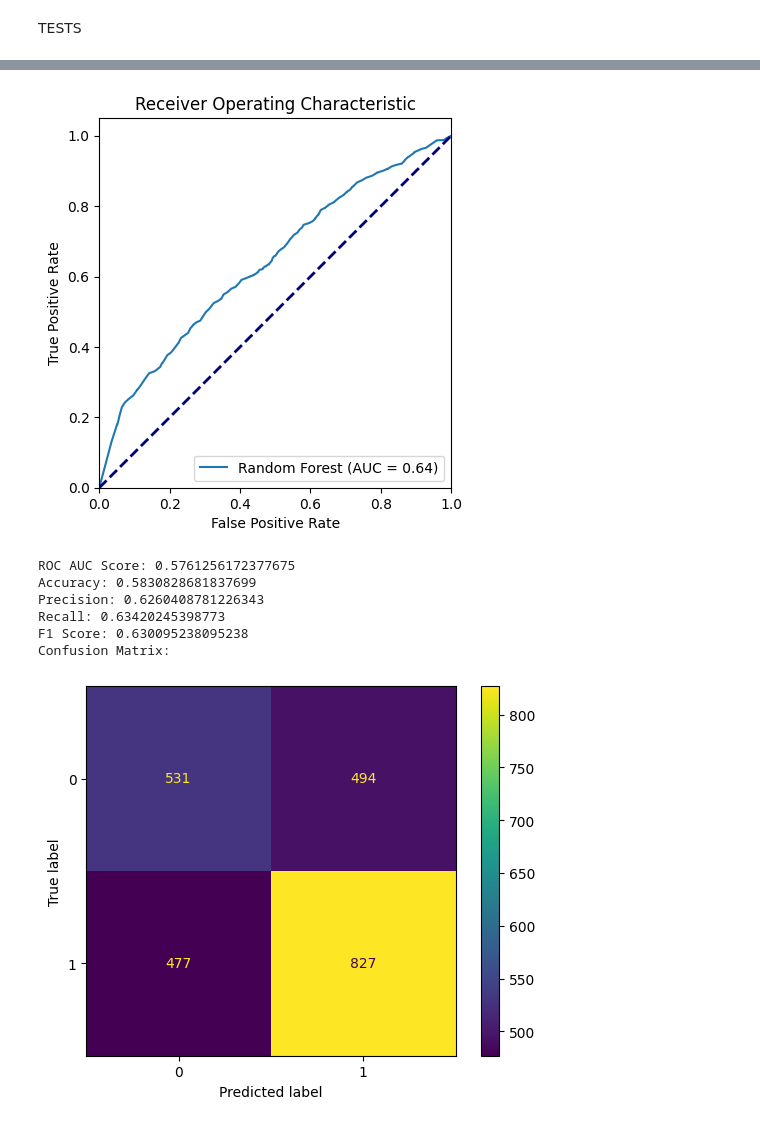
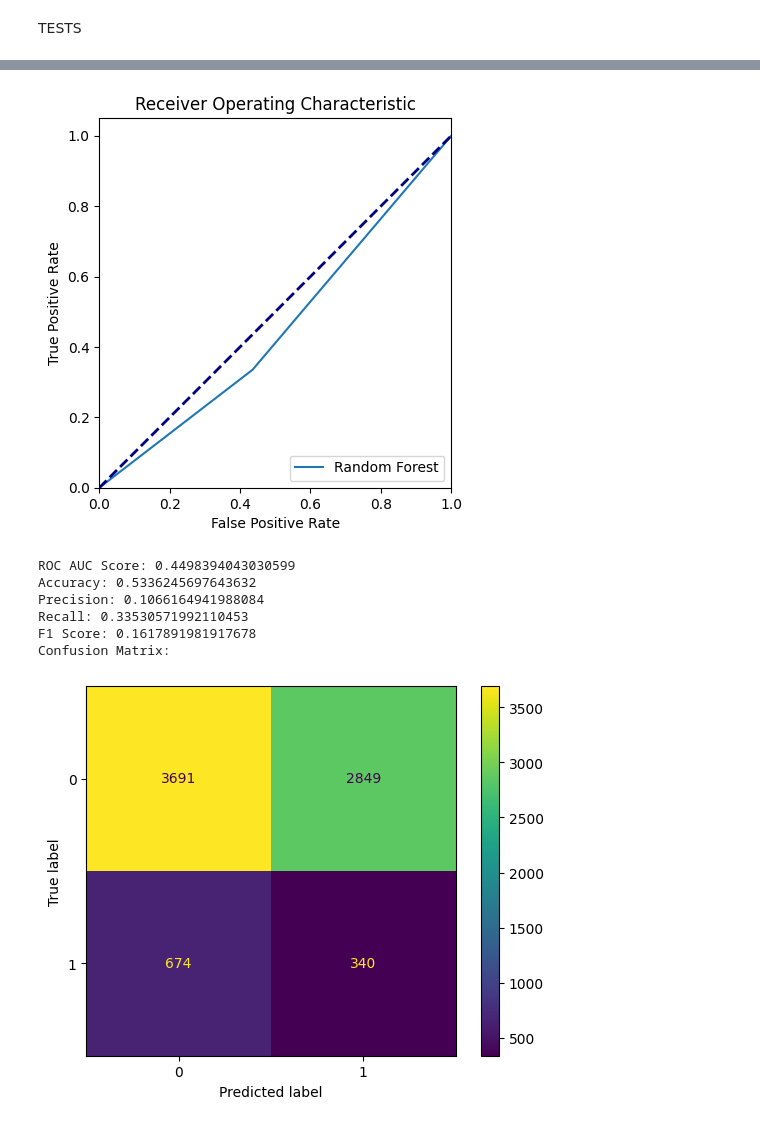
Before and after one commit to Polirurre/MIA-GAN, a Jupyter notebook: Code/7_RouteMIA.ipynb, the cells around one changed output, grey strips where cells are left out. Drawn from its saved outputs; the diff is of its cells as text; code cells hidden in the pictures.

```diff
--- a/Code/7_RouteMIA.ipynb
+++ b/Code/7_RouteMIA.ipynb
@@ -306,9 +315,10 @@ from sklearn import metrics
 # %%
-#Poly SVM Classifier
-#polySVMClassifier = svm.SVC(kernel='poly', degree=4, probability=True) # Poly Kernel
+#Random Forest Classifier
+clf=RandomForestClassifier(n_estimators=100,random_state=0)
 
 #Train the model using the training sets
-#polySVMClassifier.fit(X_train, y_train)
+clf.fit(train_dist.tolist(), train_labels.tolist())
 
 #Predict the response for test dataset
-#poly_y_pred = polySVMClassifier.predict(X_test)
+randomForest_y_pred = clf.predict(test_dist.tolist())
+randomForest_y_pred = torch.Tensor(randomForest_y_pred)
@@ -324,27 +325,19 @@ rbf_y_pred = rbfSVMClassifier.predict(X_test)
-# %%
-#Import svm model
-from sklearn.ensemble import RandomForestClassifier
-
-#Random Forest Classifier
-clf=RandomForestClassifier(n_estimators=100,random_state=0)
-
-#Train the model using the training sets
-clf.fit(X_train, y_train)
-
-#Predict the response for test dataset
-randomForest_y_pred = clf.predict(X_test)
+# %%
+y_test = testing_dataset.labels
+all_data = testing_dataset.data
 # %% [markdown]
 TESTS
 # %%
 #Import scikit-learn metrics module for accuracy calculation
 from sklearn.metrics import confusion_matrix
 from sklearn.metrics import ConfusionMatrixDisplay
-def mia_test(X_test, y_pred, y_test, classifier, estimator_name):
+def mia_test(y_pred, y_test, estimator_name):
+    y_pred= y_pred.tolist()
+    y_test = y_test.tolist()
 
     # Plot the ROC curve
-    fpr, tpr, thresholds = metrics.roc_curve(y_test, classifier.predict_proba(X_test)[:,1])
-    roc_auc = metrics.auc(fpr, tpr)
-    roc_curve_display = metrics.RocCurveDisplay(fpr=fpr, tpr=tpr, roc_auc=roc_auc, estimator_name=estimator_name)
+    fpr, tpr, thresholds = metrics.roc_curve(y_test, y_pred)
+    roc_curve_display = metrics.RocCurveDisplay(fpr=fpr, tpr=tpr, estimator_name=estimator_name)
     roc_curve_display.plot()
 
     plt.plot([0, 1], [0, 1], color='navy', lw=2, linestyle='--') # Random guessing line
@@ -398,14 +385,14 @@ Confusion Matrix:
 # %%
 #Random Forest
-mia_test(X_test, randomForest_y_pred, y_test, clf, 'Random Forest')
+mia_test(randomForest_y_pred, y_test, 'Random Forest')
 # %% [output]
-[figure, old version]
+[figure, new version]
-ROC AUC Score: 0.5761256172377675
-Accuracy: 0.5830828681837699
-Precision: 0.6260408781226343
-Recall: 0.63420245398773
-F1 Score: 0.630095238095238
+ROC AUC Score: 0.4498394043030599
+Accuracy: 0.5336245697643632
+Precision: 0.1066164941988084
+Recall: 0.33530571992110453
+F1 Score: 0.1617891981917678
 Confusion Matrix:
-[figure, old version]
+[figure, new version]
 # %%
 # Calculate ROC curve and AUC for SVM-RBF
```
Also changed, not shown: parts of 38 cells of this notebook, 2 other files.
